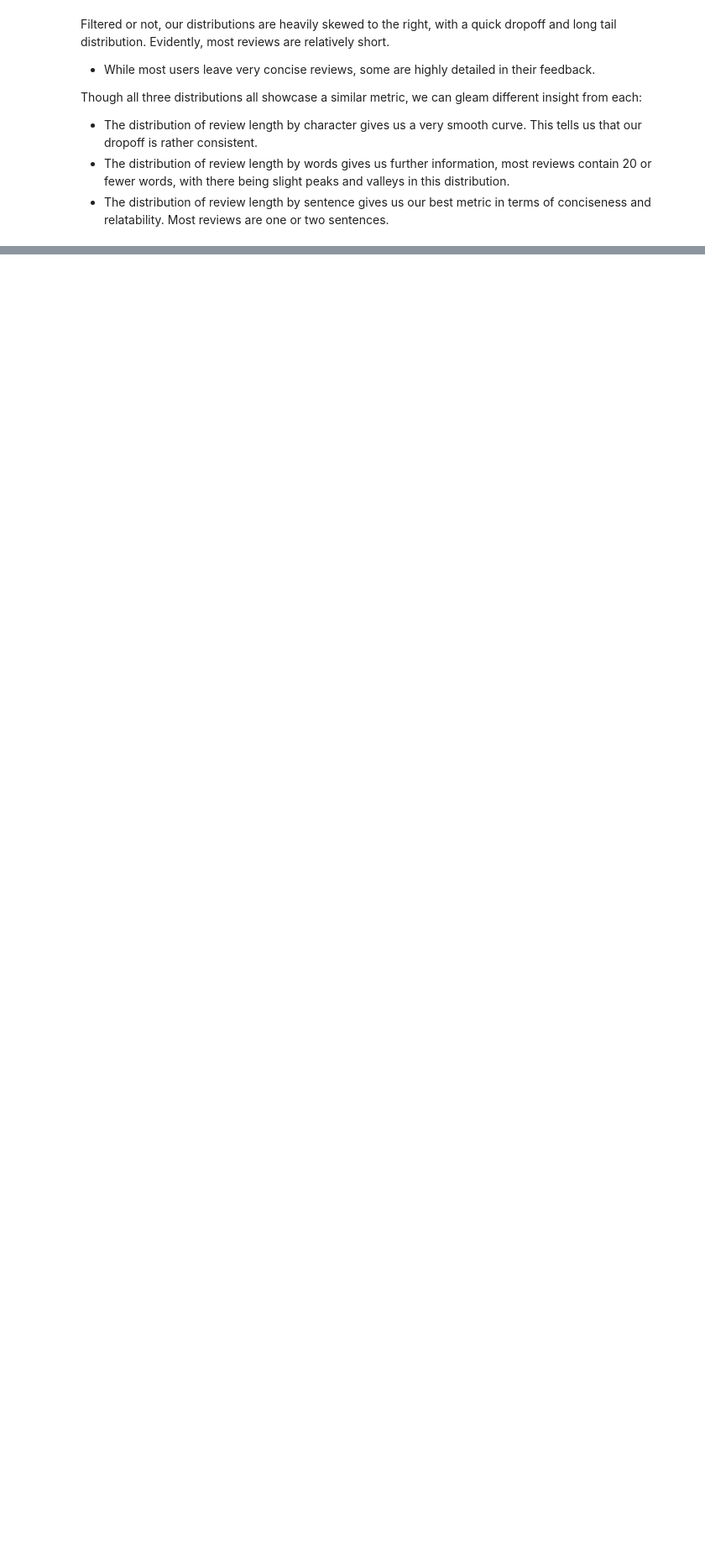
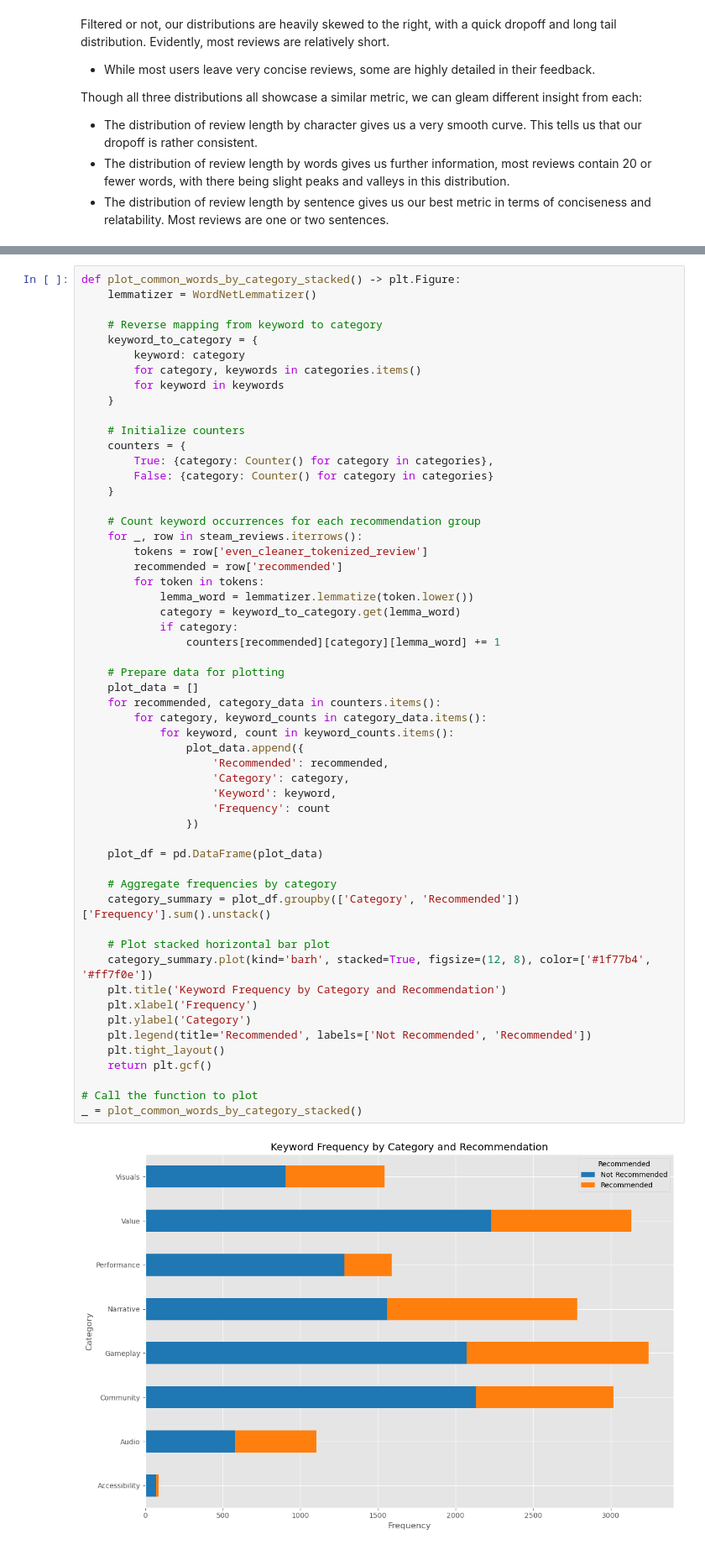
Before and after one commit to DVDMVN/GMDT_PROJ, a Jupyter notebook: exploring_steam_reviews.ipynb, the cells around one changed output, grey strips where cells are left out. Shown at 84% size. Cells and saved outputs as stored; diff of their text form; blank space fills up the shorter version.

```diff
--- a/exploring_steam_reviews.ipynb
+++ b/exploring_steam_reviews.ipynb
@@ -523,0 +446,57 @@ Passing `palette` without assigning `hue` is deprecated and will be removed in v
+# %%
+def plot_common_words_by_category_stacked() -> plt.Figure:
+    lemmatizer = WordNetLemmatizer()
+
+    # Reverse mapping from keyword to category
+    keyword_to_category = {
+        keyword: category
+        for category, keywords in categories.items()
+        for keyword in keywords
+    }
+
+    # Initialize counters
+    counters = {
+        True: {category: Counter() for category in categories},
+        False: {category: Counter() for category in categories}
+    }
+
+    # Count keyword occurrences for each recommendation group
+    for _, row in steam_reviews.iterrows():
+        tokens = row['even_cleaner_tokenized_review']
+        recommended = row['recommended']
+        for token in tokens:
+            lemma_word = lemmatizer.lemmatize(token.lower())
+            category = keyword_to_category.get(lemma_word)
+            if category:
+                counters[recommended][category][lemma_word] += 1
+
+    # Prepare data for plotting
+    plot_data = []
+    for recommended, category_data in counters.items():
+        for category, keyword_counts in category_data.items():
+            for keyword, count in keyword_counts.items():
+                plot_data.append({
+                    'Recommended': recommended,
+                    'Category': category,
+                    'Keyword': keyword,
+                    'Frequency': count
+                })
+
+    plot_df = pd.DataFrame(plot_data)
+
+    # Aggregate frequencies by category
+    category_summary = plot_df.groupby(['Category', 'Recommended'])['Frequency'].sum().unstack()
+
+    # Plot stacked horizontal bar plot
+    category_summary.plot(kind='barh', stacked=True, figsize=(12, 8), color=['#1f77b4', '#ff7f0e'])
+    plt.title('Keyword Frequency by Category and Recommendation')
+    plt.xlabel('Frequency')
+    plt.ylabel('Category')
+    plt.legend(title='Recommended', labels=['Not Recommended', 'Recommended'])
+    plt.tight_layout()
+    return plt.gcf()
+
+# Call the function to plot
+_ = plot_common_words_by_category_stacked()
+# %% [output]
+[figure, added]
```
Also changed, not shown: parts of 15 cells of this notebook, 5 other files.
